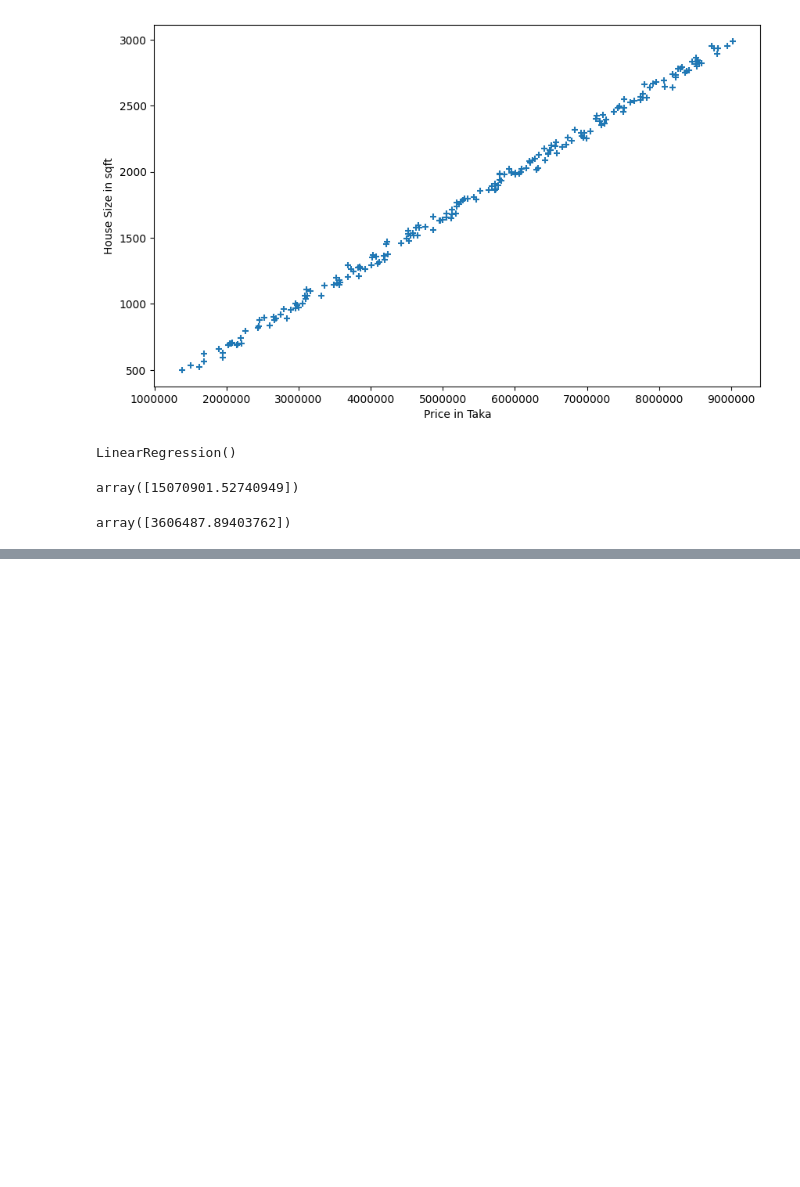
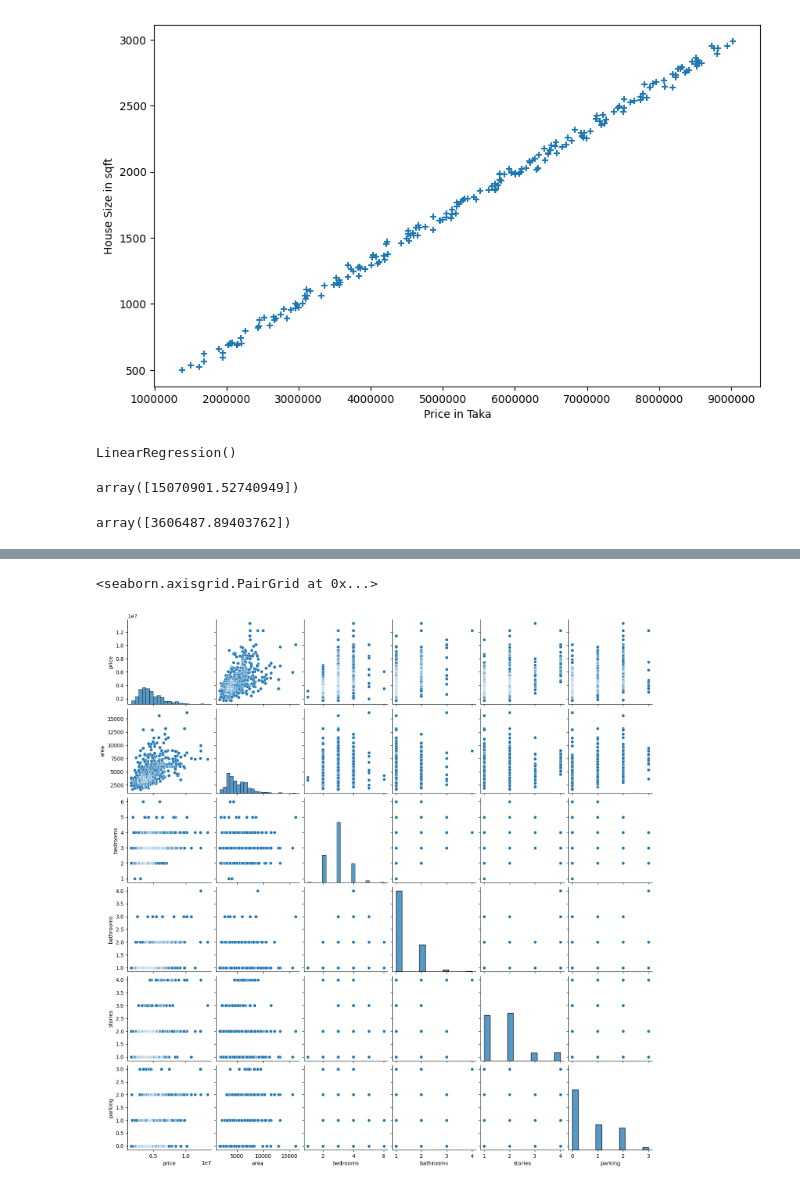
Before and after one commit to KaoswerAhamedsojeeb/scikitlearn-programs, a Jupyter notebook: basic_house_price_prediction.ipynb, the cells around one changed output, grey strips where cells are left out. Saved outputs shown, nothing was run; the diff lists cells and outputs as text; code cells hidden in the pictures; blank space fills up the shorter version.

```diff
--- a/basic_house_price_prediction.ipynb
+++ b/basic_house_price_prediction.ipynb
@@ -41,0 +149,5 @@ array([3606487.89403762])
+# %%
+sns.pairplot(house_data)
+# %% [output]
+<seaborn.axisgrid.PairGrid at 0x...>
+[figure, added]
```
Also changed, not shown: parts of 16 cells of this notebook, 1 other file.
